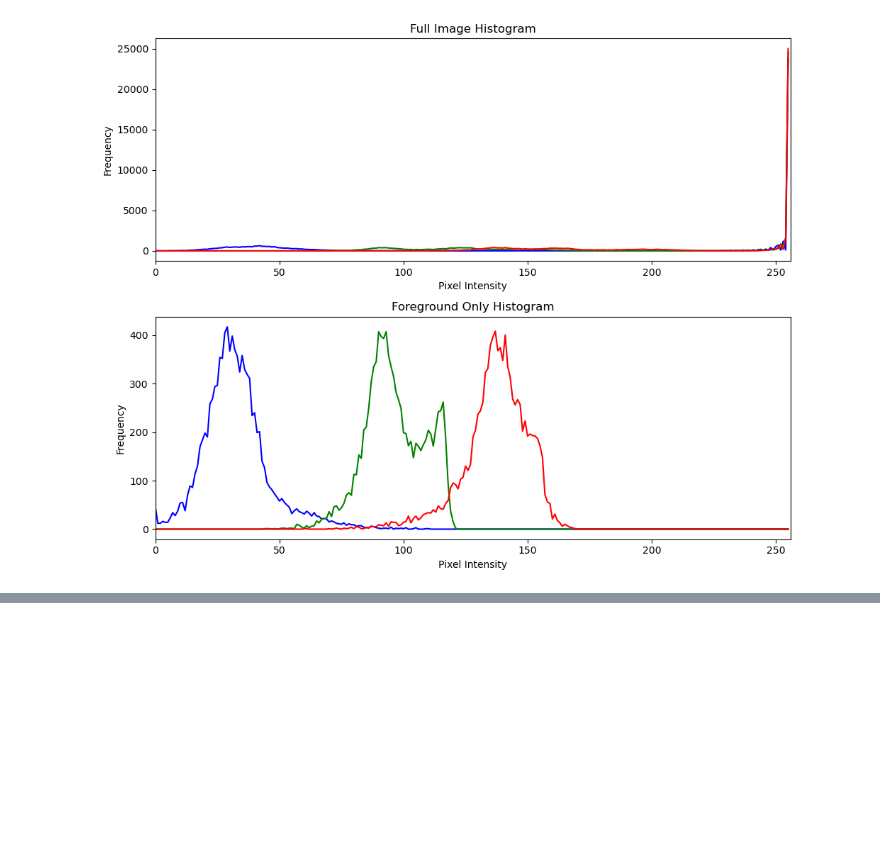
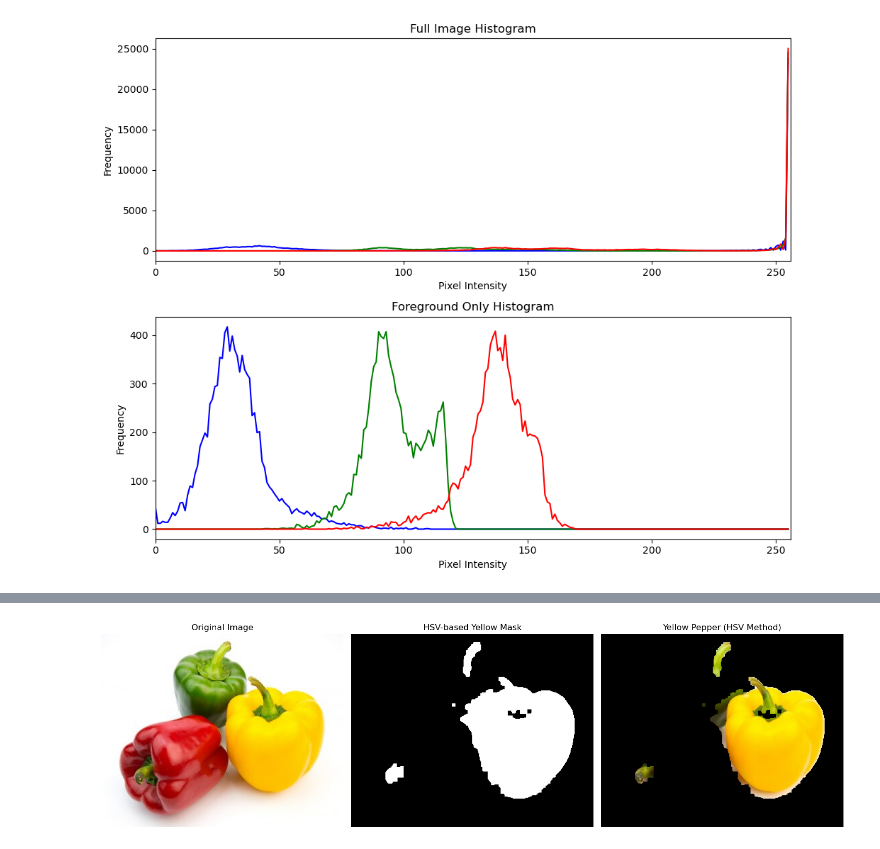
Before and after one commit to FarrelAD/Penglihatan-Komputer, a Jupyter notebook: notebooks/week-9.ipynb, the cells around one changed output, grey strips where cells are left out. Cells and saved outputs as stored; diff of their text form; code cells hidden in the pictures; blank space fills up the shorter version.

```diff
--- a/notebooks/week-9.ipynb
+++ b/notebooks/week-9.ipynb
@@ -181,0 +196,46 @@ plt.show()
+# %%
+# Alternative: HSV-based segmentation for yellow pepper
+img_peppers_hsv = cv2.cvtColor(img_peppers, cv2.COLOR_BGR2HSV) # type: ignore
+
+# Define yellow color range in HSV
+# Yellow hue is around 20-40 degrees
+lower_yellow = np.array([15, 50, 50])
+upper_yellow = np.array([35, 255, 255])
+
+# Create mask
+yellow_mask_hsv = cv2.inRange(img_peppers_hsv, lower_yellow, upper_yellow)
+
+# Apply morphological operations to clean up mask
+kernel = np.ones((5, 5), np.uint8)
+yellow_mask_hsv = cv2.morphologyEx(yellow_mask_hsv, cv2.MORPH_CLOSE, kernel)
+yellow_mask_hsv = cv2.morphologyEx(yellow_mask_hsv, cv2.MORPH_OPEN, kernel)
+
+# Extract yellow pepper
+yellow_pepper_hsv = cv2.bitwise_and(
+    img_peppers_rgb,
+    img_peppers_rgb,
+    mask=yellow_mask_hsv
+)
+
+# Display
+plt.figure(figsize=(15, 5))
+
+plt.subplot(1, 3, 1)
+plt.imshow(img_peppers_rgb)
+plt.title('Original Image')
+plt.axis('off')
+
+plt.subplot(1, 3, 2)
+plt.imshow(yellow_mask_hsv, cmap='gray')
+plt.title('HSV-based Yellow Mask')
+plt.axis('off')
+
+plt.subplot(1, 3, 3)
+plt.imshow(yellow_pepper_hsv)
+plt.title('Yellow Pepper (HSV Method)')
+plt.axis('off')
+
+plt.tight_layout()
+plt.show()
+# %% [output]
+[figure, added]
```
Also changed, not shown: parts of 6 cells of this notebook, 2 other files.
